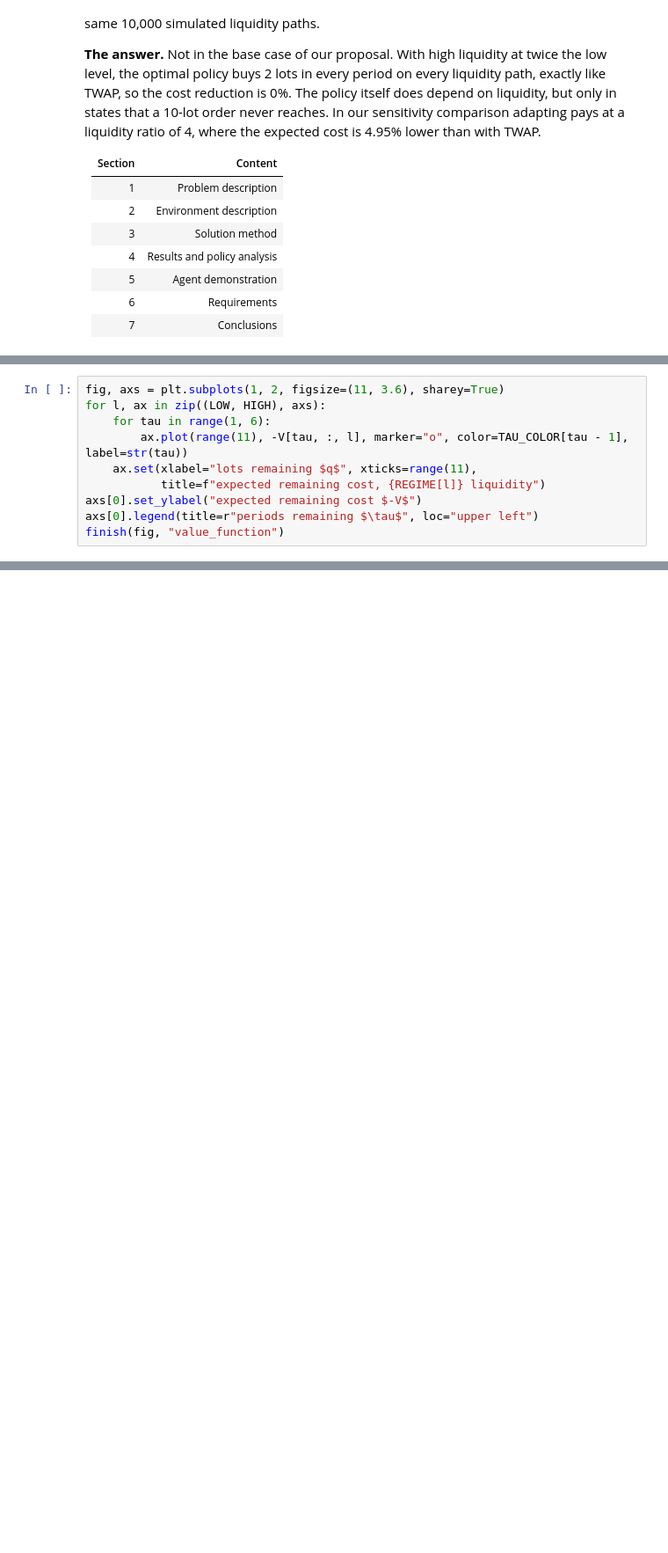
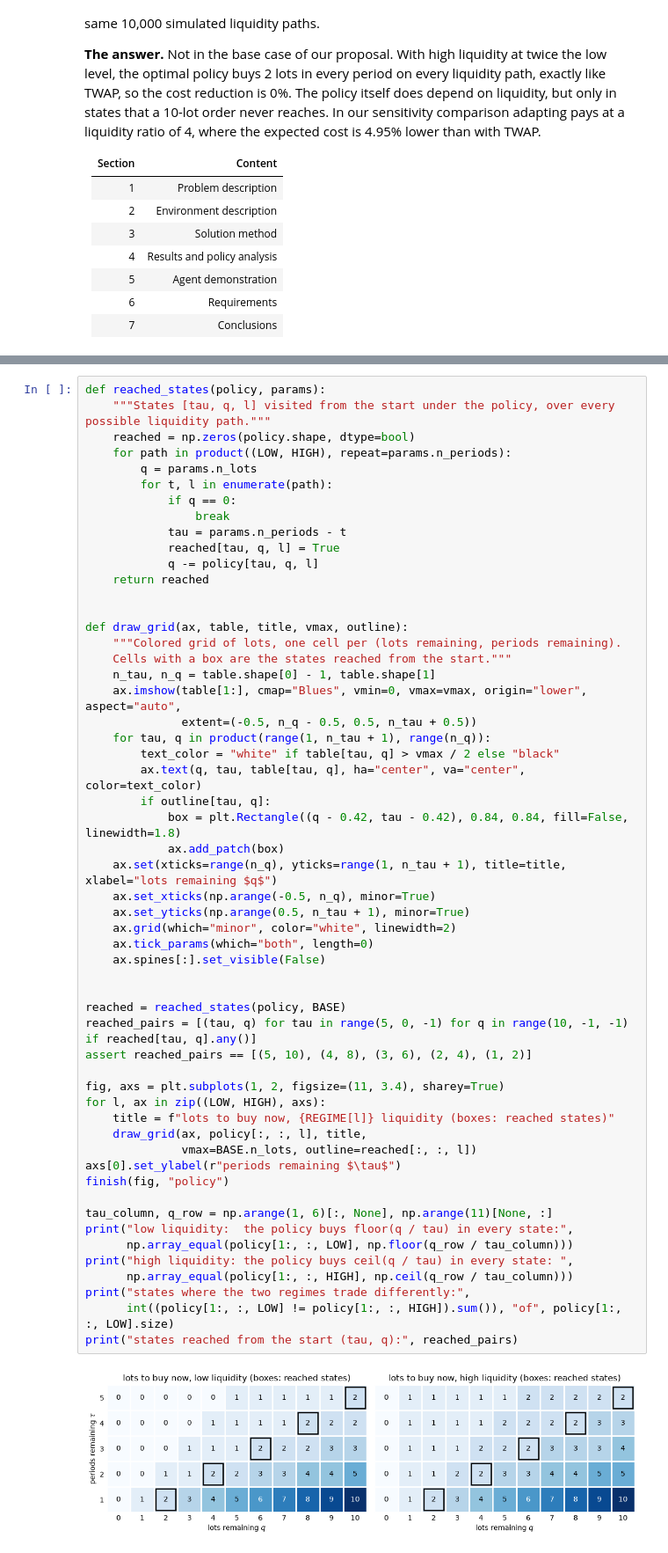
Before and after one commit to ahmedas91/rl-optimal-trade-execution, a Jupyter notebook: optimal_trade_execution.ipynb, the cells around one changed output, grey strips where cells are left out. Shown at 88% size. Cells and saved outputs as stored; diff of their text form; blank space fills up the shorter version.

```diff
--- a/optimal_trade_execution.ipynb
+++ b/optimal_trade_execution.ipynb
@@ -463,10 +369,0 @@ states reached from the start (tau, q): [(5, 10), (4, 8), (3, 6), (2, 4), (1, 2)
-# %%
-fig, axs = plt.subplots(1, 2, figsize=(11, 3.6), sharey=True)
-for l, ax in zip((LOW, HIGH), axs):
-    for tau in range(1, 6):
-        ax.plot(range(11), -V[tau, :, l], marker="o", color=TAU_COLOR[tau - 1], label=str(tau))
-    ax.set(xlabel="lots remaining $q$", xticks=range(11),
-           title=f"expected remaining cost, {REGIME[l]} liquidity")
-axs[0].set_ylabel("expected remaining cost $-V$")
-axs[0].legend(title=r"periods remaining $\tau$", loc="upper left")
-finish(fig, "value_function")
@@ -474,0 +370,57 @@ finish(fig, "value_function")
+# %%
+def reached_states(policy, params):
+    """States [tau, q, l] visited from the start under the policy, over every possible liquidity path."""
+    reached = np.zeros(policy.shape, dtype=bool)
+    for path in product((LOW, HIGH), repeat=params.n_periods):
+        q = params.n_lots
+        for t, l in enumerate(path):
+            if q == 0:
+                break
+            tau = params.n_periods - t
+            reached[tau, q, l] = True
+            q -= policy[tau, q, l]
+    return reached
+
+
+def draw_grid(ax, table, title, vmax, outline):
+    """Colored grid of lots, one cell per (lots remaining, periods remaining).
+    Cells with a box are the states reached from the start."""
+    n_tau, n_q = table.shape[0] - 1, table.shape[1]
+    ax.imshow(table[1:], cmap="Blues", vmin=0, vmax=vmax, origin="lower", aspect="auto",
+              extent=(-0.5, n_q - 0.5, 0.5, n_tau + 0.5))
+    for tau, q in product(range(1, n_tau + 1), range(n_q)):
+        text_color = "white" if table[tau, q] > vmax / 2 else "black"
+        ax.text(q, tau, table[tau, q], ha="center", va="center", color=text_color)
+        if outline[tau, q]:
+            box = plt.Rectangle((q - 0.42, tau - 0.42), 0.84, 0.84, fill=False, linewidth=1.8)
+            ax.add_patch(box)
+    ax.set(xticks=range(n_q), yticks=range(1, n_tau + 1), title=title, xlabel="lots remaining $q$")
+    ax.set_xticks(np.arange(-0.5, n_q), minor=True)
+    ax.set_yticks(np.arange(0.5, n_tau + 1), minor=True)
+    ax.grid(which="minor", color="white", linewidth=2)
+    ax.tick_params(which="both", length=0)
+    ax.spines[:].set_visible(False)
+
+
+reached = reached_states(policy, BASE)
+reached_pairs = [(tau, q) for tau in range(5, 0, -1) for q in range(10, -1, -1) if reached[tau, q].any()]
+assert reached_pairs == [(5, 10), (4, 8), (3, 6), (2, 4), (1, 2)]
+
+fig, axs = plt.subplots(1, 2, figsize=(11, 3.4), sharey=True)
+for l, ax in zip((LOW, HIGH), axs):
+    title = f"lots to buy now, {REGIME[l]} liquidity (boxes: reached states)"
+    draw_grid(ax, policy[:, :, l], title,
+              vmax=BASE.n_lots, outline=reached[:, :, l])
+axs[0].set_ylabel(r"periods remaining $\tau$")
+finish(fig, "policy")
+
+tau_column, q_row = np.arange(1, 6)[:, None], np.arange(11)[None, :]
+print("low liquidity:  the policy buys floor(q / tau) in every state:",
+      np.array_equal(policy[1:, :, LOW], np.floor(q_row / tau_column)))
+print("high liquidity: the policy buys ceil(q / tau) in every state: ",
+      np.array_equal(policy[1:, :, HIGH], np.ceil(q_row / tau_column)))
+print("states where the two regimes trade differently:",
+      int((policy[1:, :, LOW] != policy[1:, :, HIGH]).sum()), "of", policy[1:, :, LOW].size)
+print("states reached from the start (tau, q):", reached_pairs)
+# %% [output]
+[figure, added]
```
Also changed, not shown: parts of 72 cells of this notebook, 7 other files.
